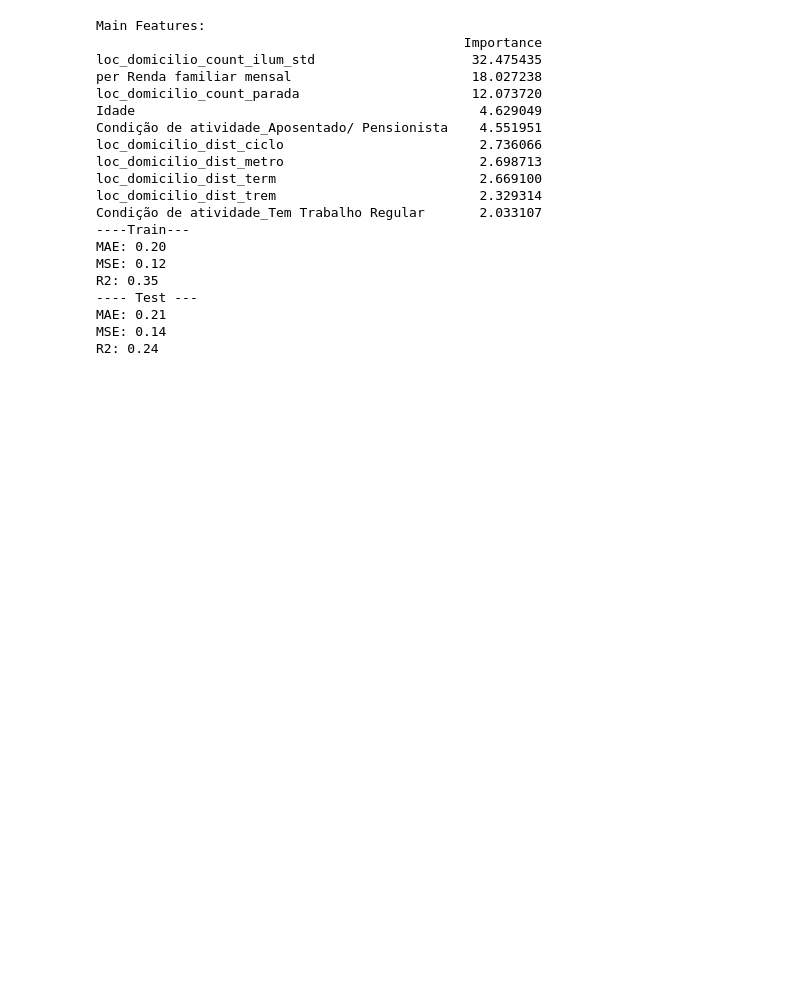
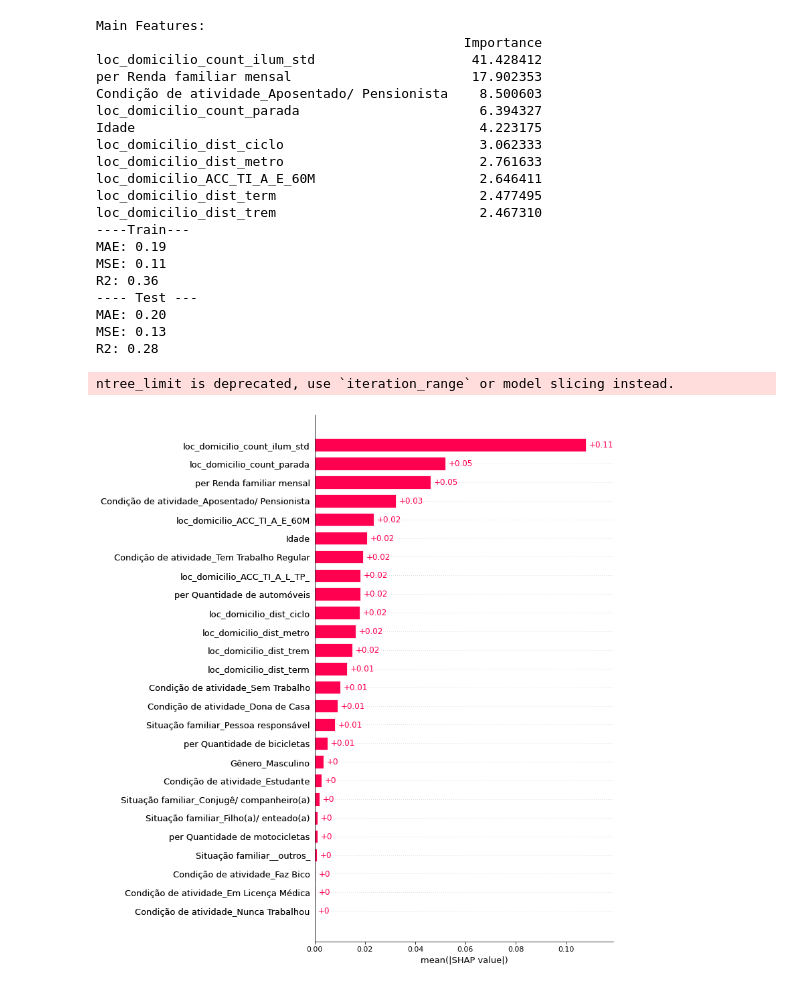
Before and after one commit to rafaelygn/master-analysis-inequality-mobility, a Jupyter notebook: notebooks/intro-geopandas/analysis_model_leisure.ipynb, the cells around one changed output. Drawn from its saved outputs; the diff is of its cells as text; code cells hidden in the pictures; blank space fills up the shorter version.

```diff
--- a/notebooks/intro-geopandas/analysis_model_leisure.ipynb
+++ b/notebooks/intro-geopandas/analysis_model_leisure.ipynb
@@ -90,24 +120,24 @@ R2: 0.20
 # %%
-# rf_params = {"n_estimators": 100, "max_depth": 12, "random_state": 0, "min_samples_leaf": 30, "max_features": "auto", "max_samples": .8, "n_jobs": -1}
-# reg = rf_modeling(X_train, X_test, y_train, y_test, rf_params)
+rf_params = {"n_estimators": 50, "max_depth": 12, "random_state": 0, "min_samples_leaf": 30, "max_features": "auto", "max_samples": .8, "n_jobs": 2}
+reg = rf_modeling(X_train, X_test, y_train["Total Motivo Interesse"].values, y_test["Total Motivo Interesse"].values, rf_params)
 # %% [output]
 Main Features:
                                                Importance
-loc_domicilio_count_ilum_std                    32.475435
-per Renda familiar mensal                       18.027238
-loc_domicilio_count_parada                      12.073720
-Idade                                            4.629049
-Condição de atividade_Aposentado/ Pensionista    4.551951
-loc_domicilio_dist_ciclo                         2.736066
-loc_domicilio_dist_metro                         2.698713
-loc_domicilio_dist_term                          2.669100
-loc_domicilio_dist_trem                          2.329314
-Condição de atividade_Tem Trabalho Regular       2.033107
+loc_domicilio_count_ilum_std                    41.428412
+per Renda familiar mensal                       17.902353
+Condição de atividade_Aposentado/ Pensionista    8.500603
+loc_domicilio_count_parada                       6.394327
+Idade                                            4.223175
+loc_domicilio_dist_ciclo                         3.062333
+loc_domicilio_dist_metro                         2.761633
+loc_domicilio_ACC_TI_A_E_60M                     2.646411
+loc_domicilio_dist_term                          2.477495
+loc_domicilio_dist_trem                          2.467310
 ----Train---
+MAE: 0.19
+MSE: 0.11
+R2: 0.36
+---- Test ---
 MAE: 0.20
-MSE: 0.12
-R2: 0.35
----- Test ---
-MAE: 0.21
-MSE: 0.14
-R2: 0.24
+MSE: 0.13
+R2: 0.28
@@ -114,6 +148,12 @@ R2: 0.24
 # %%
-explainer = shap.Explainer(reg)
+explainer = shap.Explainer(reg_xgb)
 shap_values = explainer(X_test)
+# %% [output]
+ntree_limit is deprecated, use `iteration_range` or model slicing instead.
+# %%
+shap.plots.bar(shap_values, max_display=None)
+# %% [output]
+[figure, added]
 # %%
 # summarize the effects of all the features
 shap.plots.beeswarm(shap_values, max_display=15)
```
Also changed, not shown: parts of 50 cells of this notebook, 12 other files.
